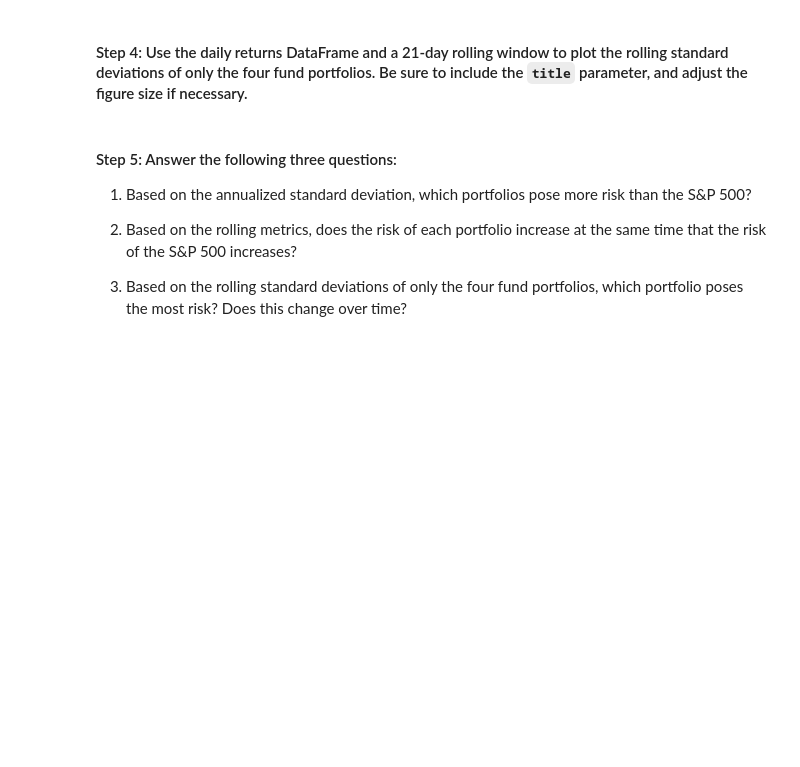
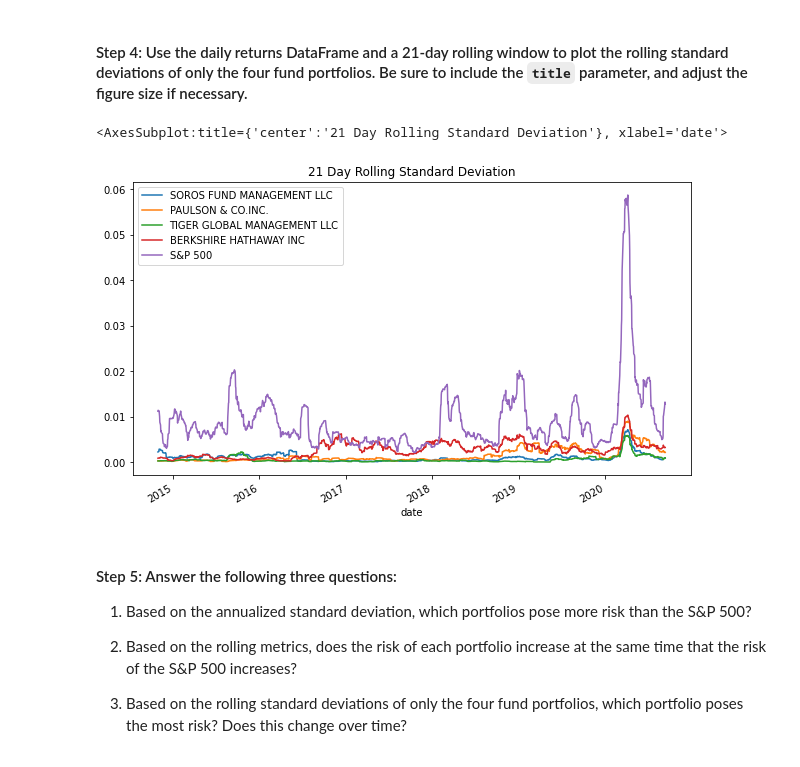
Before and after one commit to beowulf888/Module_4_Challenge, a Jupyter notebook: risk_return_analysis.ipynb, the cells around one changed output. Drawn from its saved outputs; the diff is of its cells as text; code cells hidden in the pictures; blank space fills up the shorter version.

```diff
--- a/risk_return_analysis.ipynb
+++ b/risk_return_analysis.ipynb
@@ -249,7 +275,11 @@ Evaluate the risk profile of each portfolio by using the standard deviation and
 # %%
 # Using the daily return data and a 21-day rolling window, plot the rolling standard deviation of just the 4 portfolios.
 # Include a title parameter and adjust the figure size
-# YOUR CODE HERE
+
+daily_return.rolling(window = 21).std().plot(figsize = (10, 6), title = "21 Day Rolling Standard Deviation")
+# %% [output]
+<AxesSubplot:title={'center':'21 Day Rolling Standard Deviation'}, xlabel='date'>
+[figure, added]
 # %% [markdown]
 #### Step 5: Answer the following three questions:
 
```
Also changed, not shown: parts of 24 cells of this notebook.
